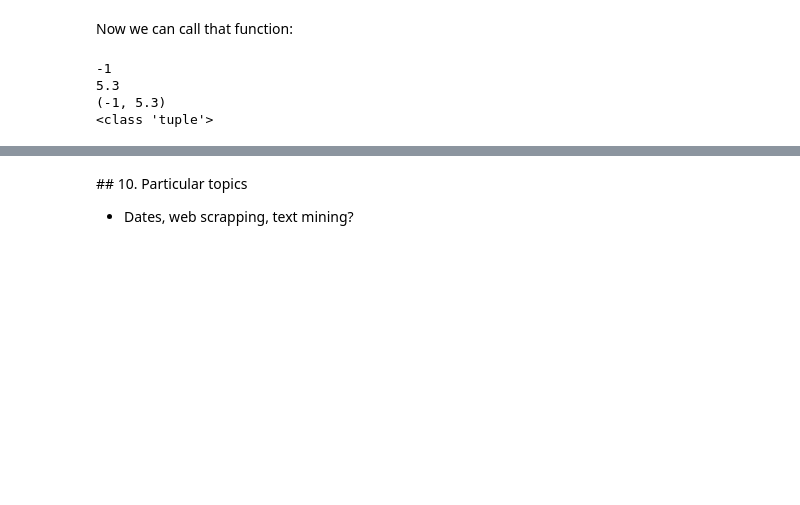
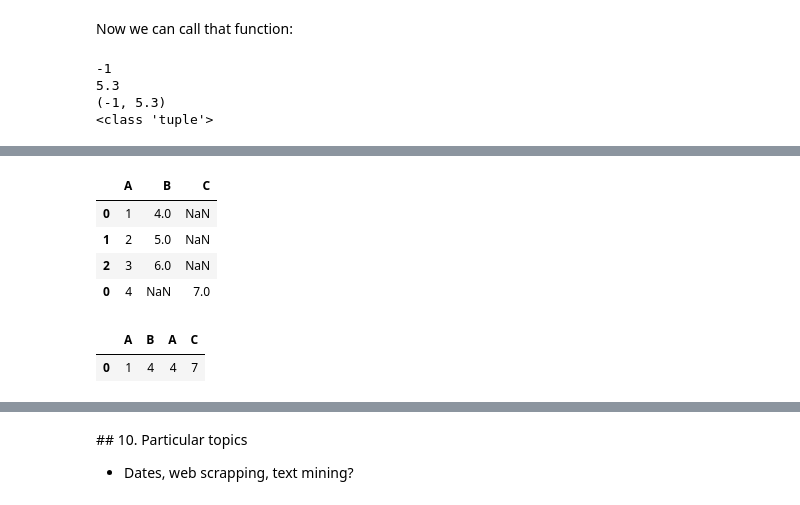
Before and after one commit to mtorrens/bse_comp_bootcamp, a Jupyter notebook: python1.ipynb, the cells around one changed output, grey strips where cells are left out. Cells and saved outputs as stored; diff of their text form; code cells hidden in the pictures; blank space fills up the shorter version.

```diff
--- a/python1.ipynb
+++ b/python1.ipynb
@@ -407,0 +869,19 @@ Talk about import structures
+# %%
+# Concatenate
+df1 = pd.DataFrame({"A": pd.Series([1, 2, 3]), "B": pd.Series([4, 5, 6])})
+df2 = pd.DataFrame({"A": pd.Series([4]), "C": pd.Series([7])})
+pd.concat([df1, df2], axis = 0)
+# axis: 0 for pasting below, 1 for pasting on the side
+# %% [output]
+|  | A | B | C |
+| 0 | 1 | 4.0 | NaN |
+| 1 | 2 | 5.0 | NaN |
+| 2 | 3 | 6.0 | NaN |
+| 0 | 4 | NaN | 7.0 |
+# %%
+df1 = pd.DataFrame({"A": pd.Series([1, 2, 3]), "B": pd.Series([4, 5, 6])})
+df2 = pd.DataFrame({"A": pd.Series([4]), "C": pd.Series([7])})
+pd.concat([df1, df2], axis = 1, join = "inner")  # "inner" join
+# %% [output]
+|  | A | B | A | C |
+| 0 | 1 | 4 | 4 | 7 |
```
Also changed, not shown: parts of 102 cells of this notebook, 1 other file.
